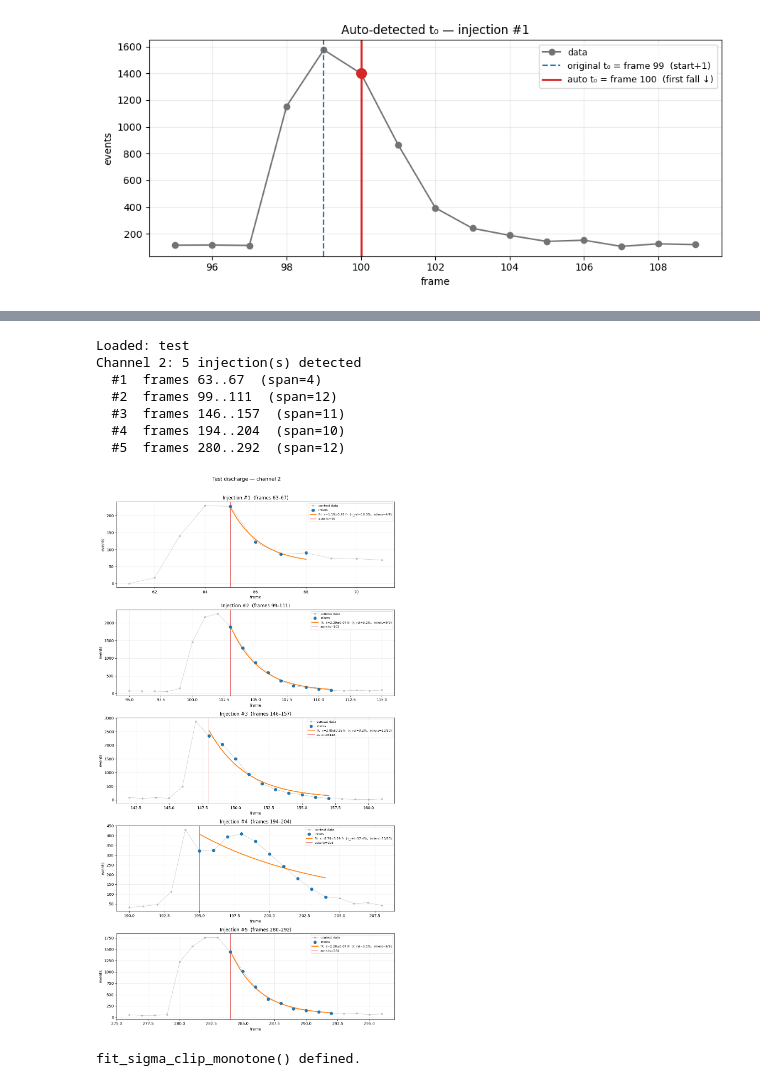
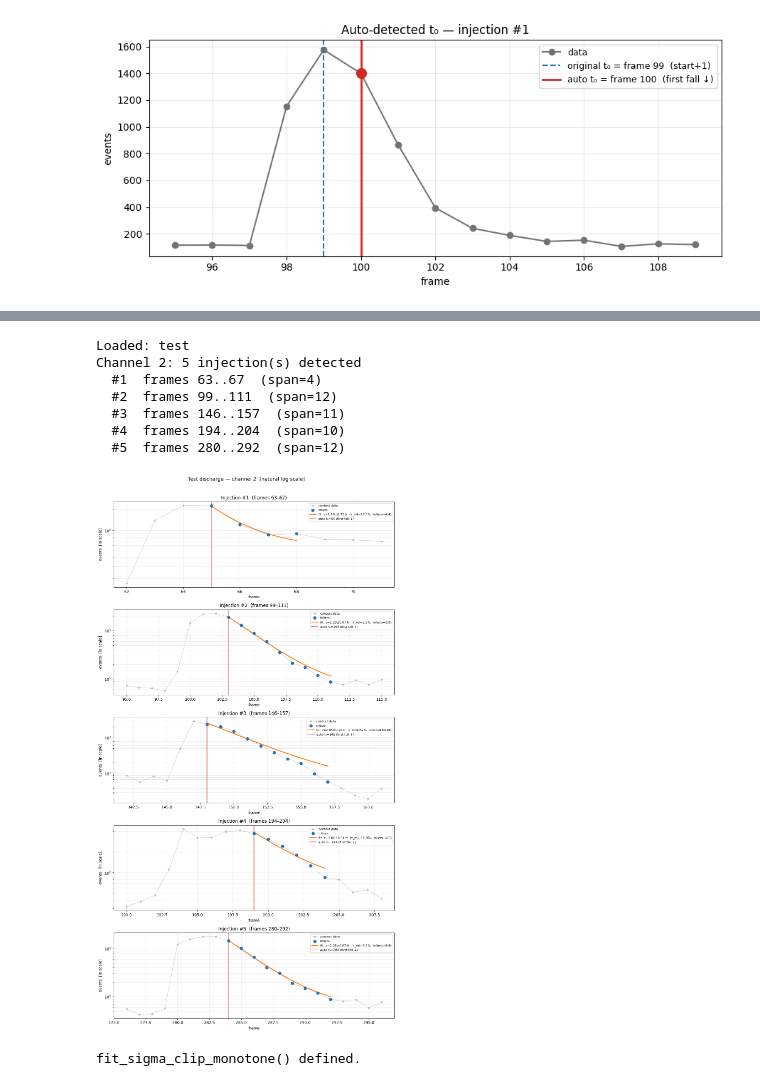
Before and after one commit to Danyil-Dorosh/IFPiLM-1st-Task, a Jupyter notebook: adaptive points fit/sigma clipping.ipynb, the cells around one changed output, grey strips where cells are left out. Saved outputs shown, nothing was run; the diff lists cells and outputs as text; code cells hidden in the pictures.

Commit message:
Implying new falling down frame and drawing graphs in natural log

```diff
--- a/adaptive points fit/sigma clipping.ipynb
+++ b/adaptive points fit/sigma clipping.ipynb
@@ -625,5 +626,5 @@ plt.show()
 # %%
-"""Cell 9 — Load test discharge, fit all injections, plot each one. discharge test"""
+"""Cell 9 — Load test discharge, fit all injections, plot each one (log scale). discharge test"""
 
 TEST_DIR = ROOT / "data" / "discharges" / "test"
 
@@ -654,67 +655,79 @@ else:
     for ax, inj in zip(axes[:, 0], test_injections):
         r = fit_sigma_clip(test_trace, inj, sigma_thresh=2.5)
 
+        # auto-detected t_0 for this injection
+        auto_t0 = find_first_falling_frame(test_trace, inj)
+
         # context window around the injection
         ctx_lo = max(0, inj.start_frame - 4)
         ctx_hi = min(int(t_fn[-1]), inj.finish_frame + 4)
         ctx    = (t_fn >= ctx_lo) & (t_fn <= ctx_hi)
 
+        # clip context values to be > 0 so log scale works
+        ctx_v_safe = np.where(t_v[ctx] > 0, t_v[ctx], np.nan)
+
         # faint context data
-        ax.plot(t_fn[ctx], t_v[ctx], "o-", ms=4, lw=1, color="0.6",
+        ax.plot(t_fn[ctx], ctx_v_safe, "o-", ms=4, lw=1, color="0.6",
                 alpha=0.5, label="context data")
 
         if r["success"]:
-            t_all_r      = r["t_all"]
-            y_all_r      = r["y_all"]
+            t_all_r       = r["t_all"]
+            y_all_r       = r["y_all"]
             inlier_mask_r = r["inlier_mask"]
             A_r, tau_r, t0_r, Cbg_r = r["A"], r["tau"], r["t_0"], r["C_bg"]
 
             # inliers (blue) and sigma-clipped outliers (red X)
-            ax.scatter(t_all_r[inlier_mask_r], y_all_r[inlier_mask_r],
+            # clip to > 0 before log plotting
+            y_inliers = np.where(y_all_r[inlier_mask_r] > 0,
+                                 y_all_r[inlier_mask_r], np.nan)
+            ax.scatter(t_all_r[inlier_mask_r], y_inliers,
                        s=55, color="tab:blue", zorder=4, label="inliers")
+
             if (~inlier_mask_r).any():
-                ax.scatter(t_all_r[~inlier_mask_r], y_all_r[~inlier_mask_r],
+                y_out = np.where(y_all_r[~inlier_mask_r] > 0,
+                                 y_all_r[~inlier_mask_r], np.nan)
+                ax.scatter(t_all_r[~inlier_mask_r], y_out,
                            s=70, marker="x", color="tab:red", linewidths=2,
                            zorder=5, label="sigma-clipped")
 
-            # fitted exponential curve
+            # fitted exponential curve — on log scale a pure exp is a straight line
             t_curve_r = np.linspace(float(t_all_r[0]), float(t_all_r[-1]), 300)
             y_curve_r = _exp_model(t_curve_r, A_r, tau_r, t0_r, Cbg_r)
-            ax.plot(t_curve_r, y_curve_r, color="tab:orange", lw=2.2, zorder=3,
+            ax.plot(t_curve_r, np.where(y_curve_r > 0, y_curve_r, np.nan),
+                    color="tab:orange", lw=2.2, zorder=3,
                     label=f"fit  τ={tau_r:.2f}±{r['tau_err']:.2f} fr  "
                           f"(τ_rel={r['tau_err_rel']*100:.1f}%,  "
                           f"inliers={r['n_inliers']}/{r['n_total']})")
 
-            # mark auto-detected t_0
-            ax.axvline(t0_r, color="tab:red", ls="-", lw=1.3, alpha=0.7,
-                       label=f"auto t₀={int(t0_r)}")
-        else:
-            ax.text(0.5, 0.5, f"fit failed: {r['message']}",
-                    transform=ax.transAxes, ha="center", va="center",
-                    color="red", fontsize=10)
+        # mark auto-detected t_0 from find_first_falling_frame
+        ax.axvline(auto_t0, color="tab:red", ls="-", lw=1.5, alpha=0.8,
+                   label=f"auto t₀={auto_t0} (first fall ↓)")
+
+        # natural log scale on y-axis
+        ax.set_yscale("log")
 
         ax.set_title(f"Injection #{inj.injection_no}  "
                      f"(frames {inj.start_frame}–{inj.finish_frame})")
         ax.set_xlabel("frame")
-        ax.set_ylabel("events")
+        ax.set_ylabel("events  [ln scale]")
         ax.legend(fontsize=8)
-        ax.grid(alpha=0.25)
+        ax.grid(alpha=0.25, which="both")
 
     fig.suptitle(
-        f"Test discharge — channel {CHANNEL_ID}",
+        f"Test discharge — channel {CHANNEL_ID}  [natural log scale]",
         fontsize=13, y=1.01,
     )
     fig.tight_layout()
     plt.show()
 # %% [output]
 Loaded: test
 Channel 2: 5 injection(s) detected
   #1  frames 63..67  (span=4)
   #2  frames 99..111  (span=12)
   #3  frames 146..157  (span=11)
   #4  frames 194..204  (span=10)
   #5  frames 280..292  (span=12)
-[figure, old version]
+[figure, new version]
 # %%
 """Cell 10 — fit_sigma_clip_monotone(): pre-rejects rising points before sigma-clipping.
 
```
Also changed, not shown: parts of 1 cell of this notebook.
